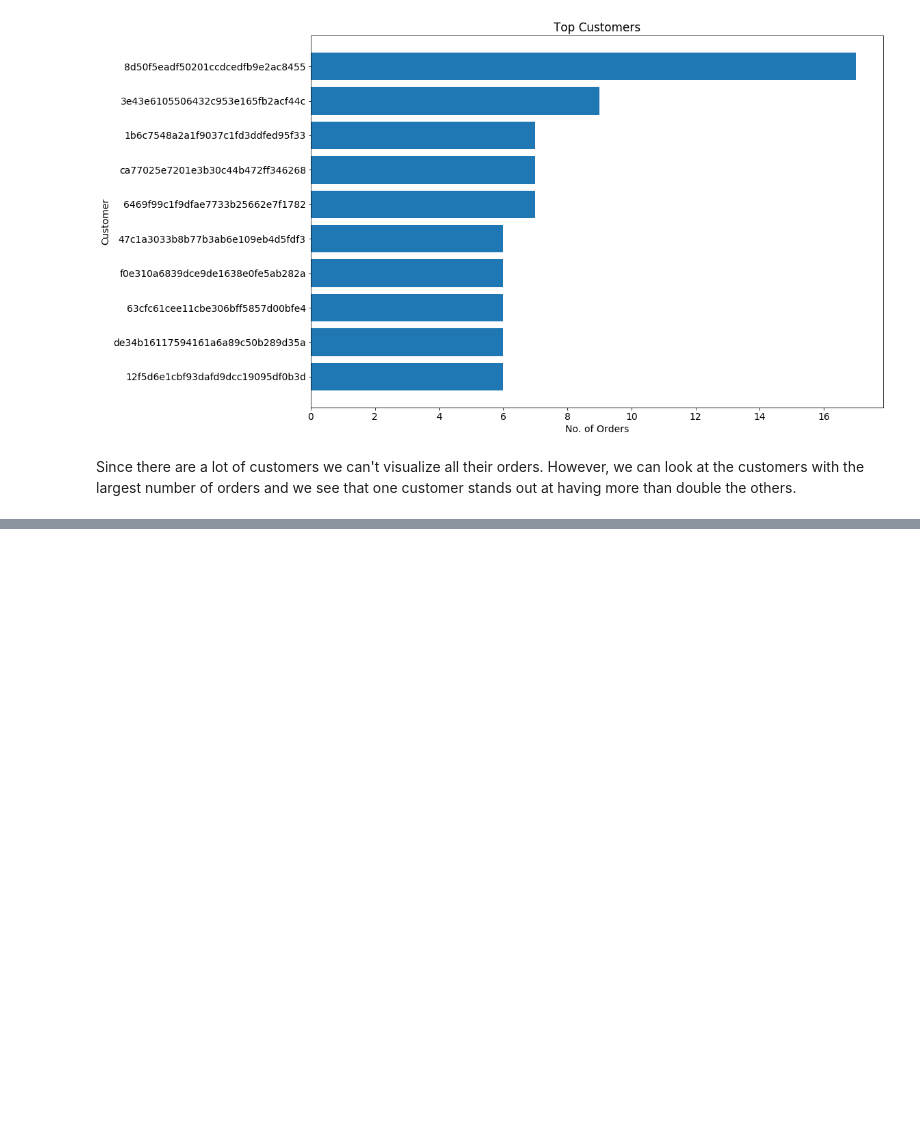
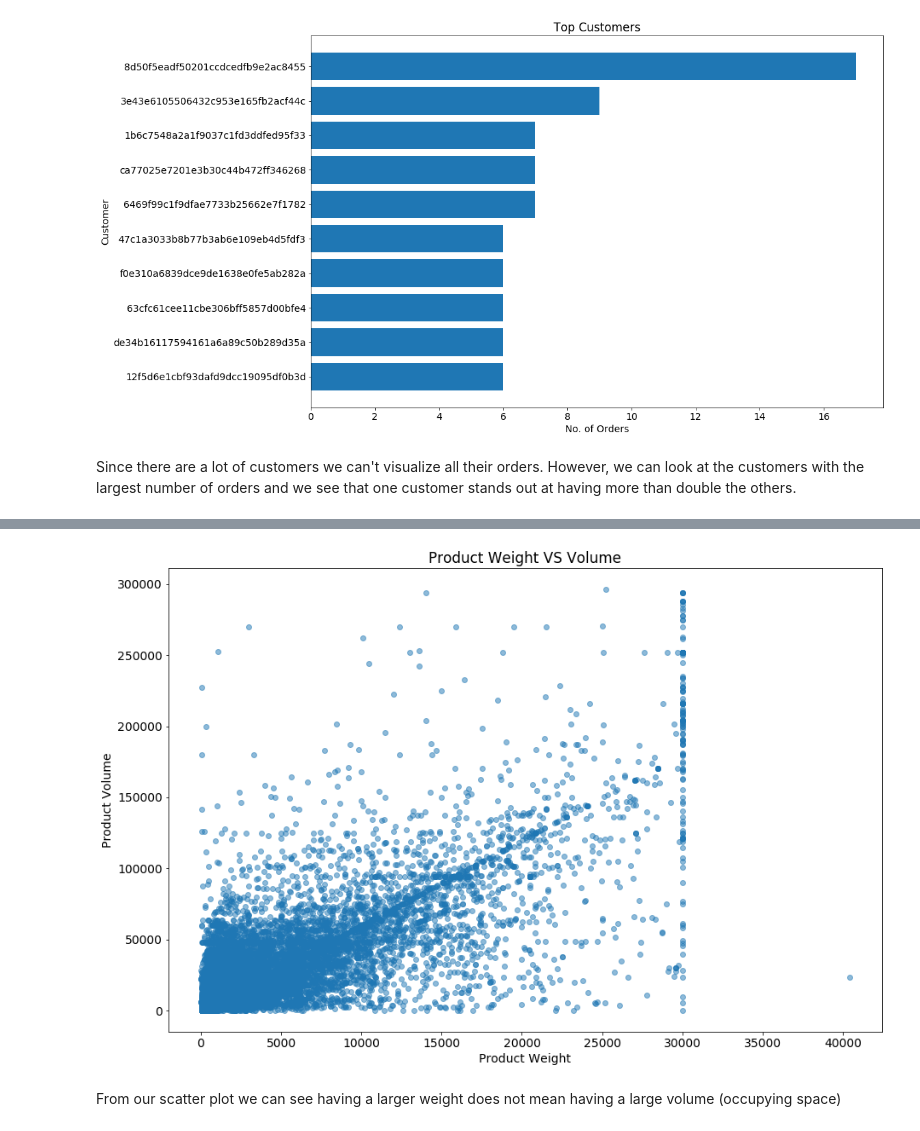
Before and after one commit to willyrigz/brazilianEcommerce, a Jupyter notebook: EcommerceData.ipynb, the cells around one changed output, grey strips where cells are left out. Drawn from its saved outputs; the diff is of its cells as text; code cells hidden in the pictures; blank space fills up the shorter version.

```diff
--- a/EcommerceData.ipynb
+++ b/EcommerceData.ipynb
@@ -287,0 +418,3 @@ Since there are a lot of customers we can't visualize all their orders. However,
+# %%
+products_df['volume'] = products_df.product_length_cm * products_df.product_height_cm * products_df.product_width_cm
+products_df.head()
@@ -287,0 +428,11 @@ Since there are a lot of customers we can't visualize all their orders. However,
+# %%
+plt.figure(figsize=(15,10))
+plt.scatter(products_df.product_weight_g,products_df.volume, alpha=0.5)
+plt.title('Product Weight VS Volume')
+plt.xlabel('Product Weight')
+plt.ylabel('Product Volume')
+plt.show()
+# %% [output]
+[figure, added]
+# %% [markdown]
+From our scatter plot we can see having a larger weight does not mean having a large volume (occupying space)
```
Also changed, not shown: parts of 28 cells of this notebook.
